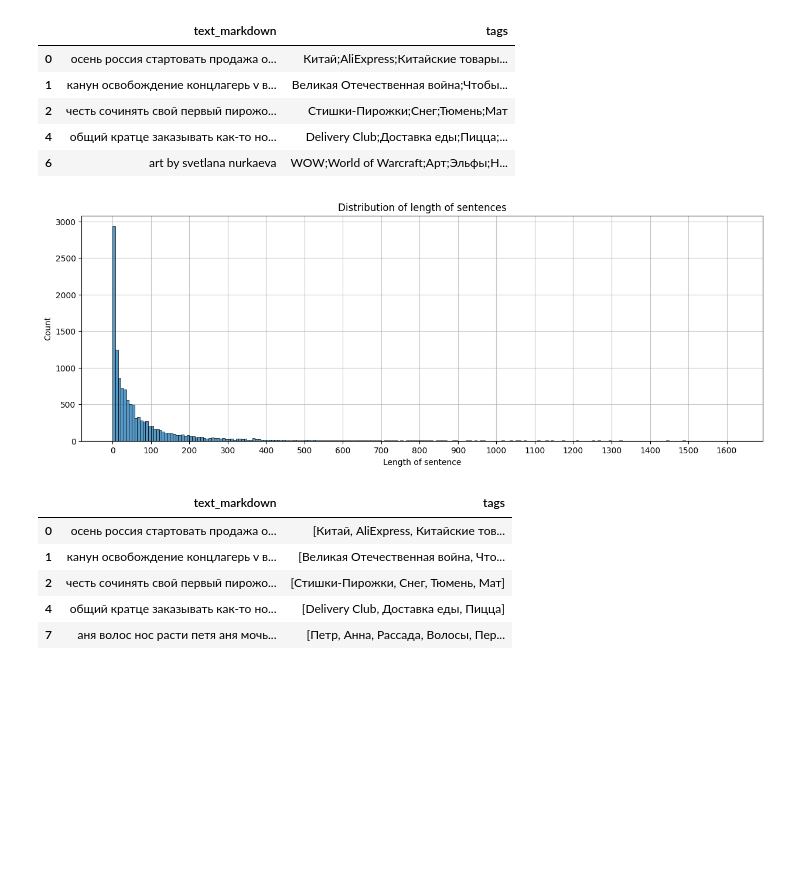
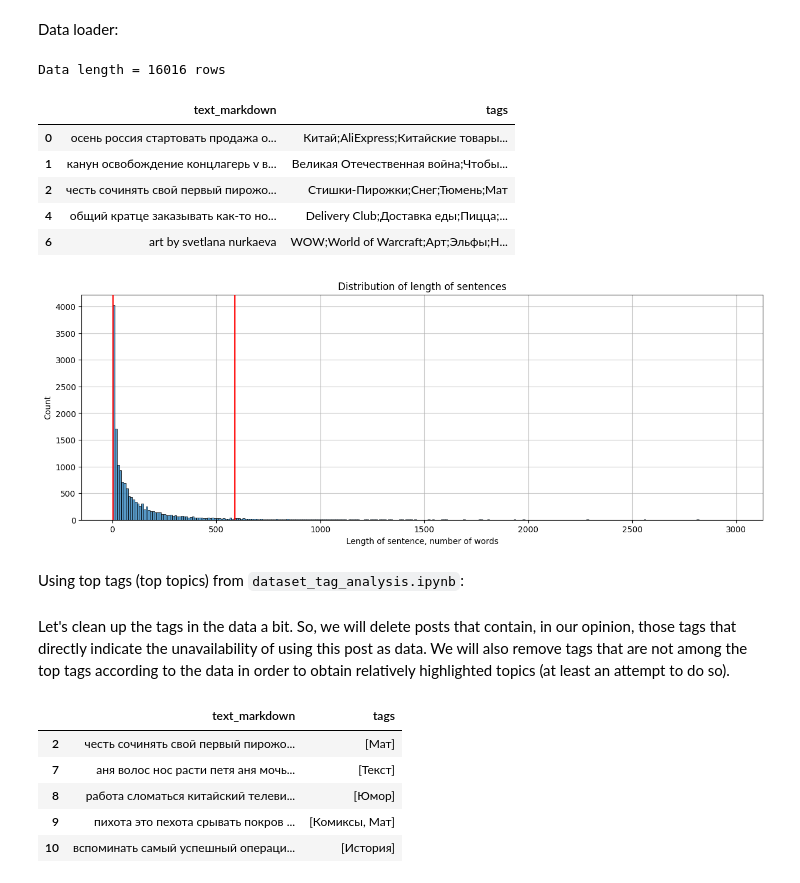
Before and after one commit to zhursvlevy/PostProcessor, a Jupyter notebook: notebooks/tag_processing.ipynb, the cells around one changed output. Drawn from its saved outputs; the diff is of its cells as text; code cells hidden in the pictures; blank space fills up the shorter version.

Commit message:
tags processed; length distribution added

```diff
--- a/notebooks/tag_processing.ipynb
+++ b/notebooks/tag_processing.ipynb
@@ -14,4 +22,6 @@ if module_path not in sys.path:
     sys.path.append(module_path + "/scripts") # define scripts path
 
 from ipynb_func import *
+# %% [markdown]
+Data loader:
 # %%
@@ -27,8 +34,10 @@ data = merge_dataset(paths)
 # %%
 data = data[data['text_markdown'] != ''] # delete posts without text inside
 data = data[['text_markdown', 'tags']] # taking the most interesting parts for our task
+print('Data length =', len(data), 'rows')
 data.head(5)
 # %% [output]
+Data length = 16016 rows
 |  | text_markdown | tags |
 | 0 | осень россия стартовать продажа о... | Китай;AliExpress;Китайские товары... |
 | 1 | канун освобождение концлагерь v в... | Великая Отечественная война;Чтобы... |
@@ -36,12 +45,19 @@ data.head(5)
 | 4 | общий кратце заказывать как-то но... | Delivery Club;Доставка еды;Пицца;... |
 | 6 | art by svetlana nurkaeva | WOW;World of Warcraft;Арт;Эльфы;Н... |
 # %%
-length = [len(sentence) for sentence in data.text_markdown]
+length = list(map(len, [re.split(r' ', t) for t in data.text_markdown]))
+
+alpha = 0.1
+left = np.quantile(length, alpha/2)
+right = np.quantile(length, 1-alpha/2)
 
 f, ax = plt.subplots(figsize=(15, 5))
 ax.grid(zorder = 1, alpha=0.7)
+ax.axvline(left, c='red', zorder = 10)
+ax.axvline(right, c='red', zorder = 10)
 ax.set_title('Distribution of length of sentences')
-sns.histplot(data = pd.DataFrame(length, columns=['Length of sentence']), x = 'Length of sentence', linewidth=.5, zorder = 5);
-ax.set_xticks([i for i in range(0, 1700, 100)]);
+sns.histplot(data = pd.DataFrame(length, columns=['Length of sentence, number of words']), x = 'Length of sentence, number of words', linewidth=.5, zorder = 5);
 # %% [output]
-[figure, old version]
+[figure, new version]
+# %% [markdown]
+Using top tags (top topics) from `dataset_tag_analysis.ipynb`:
@@ -48,19 +69,23 @@ ax.set_xticks([i for i in range(0, 1700, 100)]);
+# %% [markdown]
+Let's clean up the tags in the data a bit. So, we will delete posts that contain, in our opinion, those tags that directly indicate the unavailability of using this post as data. We will also remove tags that are not among the top tags according to the data in order to obtain relatively highlighted topics (at least an attempt to do so).
 # %%
 bad_tags = ['Фотография', 'Видео', 'Скриншот', 'Anime Art', 'Гифка', 'Арт', 'Рисунок'] # as we decided at tag_analysis
-tags_to_remove = ['Длиннопост', 'Текст', 'Без рейтинга', 'Ответ на пост', 'Комментарии'] # not problematic, but tags, that are not in our interests
+tags_to_remove = ['Длиннопост', 'Без рейтинга', 'Ответ на пост', 'Комментарии', 'Комментарии на Пикабу'] # tags without topic information in top tags
 
-data = removePostByTags(data, bad_tags)
-data.tags = removeTags(data, tags_to_remove)
-data.tags = formateTags(data)
+tags_array = formateTags(data)
+data.tags = removeTags(tags_array, top_tags, tags_to_remove)
+tag_mask = removeEmptyPosts(tags_array)
+data = data[tag_mask]
+data = removePostsByTags(data, bad_tags)
 
 data.head(5)
 # %% [output]
 |  | text_markdown | tags |
-| 0 | осень россия стартовать продажа о... | [Китай, AliExpress, Китайские тов... |
-| 1 | канун освобождение концлагерь v в... | [Великая Отечественная война, Что... |
-| 2 | честь сочинять свой первый пирожо... | [Стишки-Пирожки, Снег, Тюмень, Мат] |
-| 4 | общий кратце заказывать как-то но... | [Delivery Club, Доставка еды, Пицца] |
-| 7 | аня волос нос расти петя аня мочь... | [Петр, Анна, Рассада, Волосы, Пер... |
+| 2 | честь сочинять свой первый пирожо... | [Мат] |
+| 7 | аня волос нос расти петя аня мочь... | [Текст] |
+| 8 | работа сломаться китайский телеви... | [Юмор] |
+| 9 | пихота это пехота срывать покров ... | [Комиксы, Мат] |
+| 10 | вспоминать самый успешный операци... | [История] |
 # %%
 total_words = ''.join(data.text_markdown)
 total_words = re.split(r' ', total_words)
```
Also changed, not shown: parts of 15 cells of this notebook, 2 other files.
